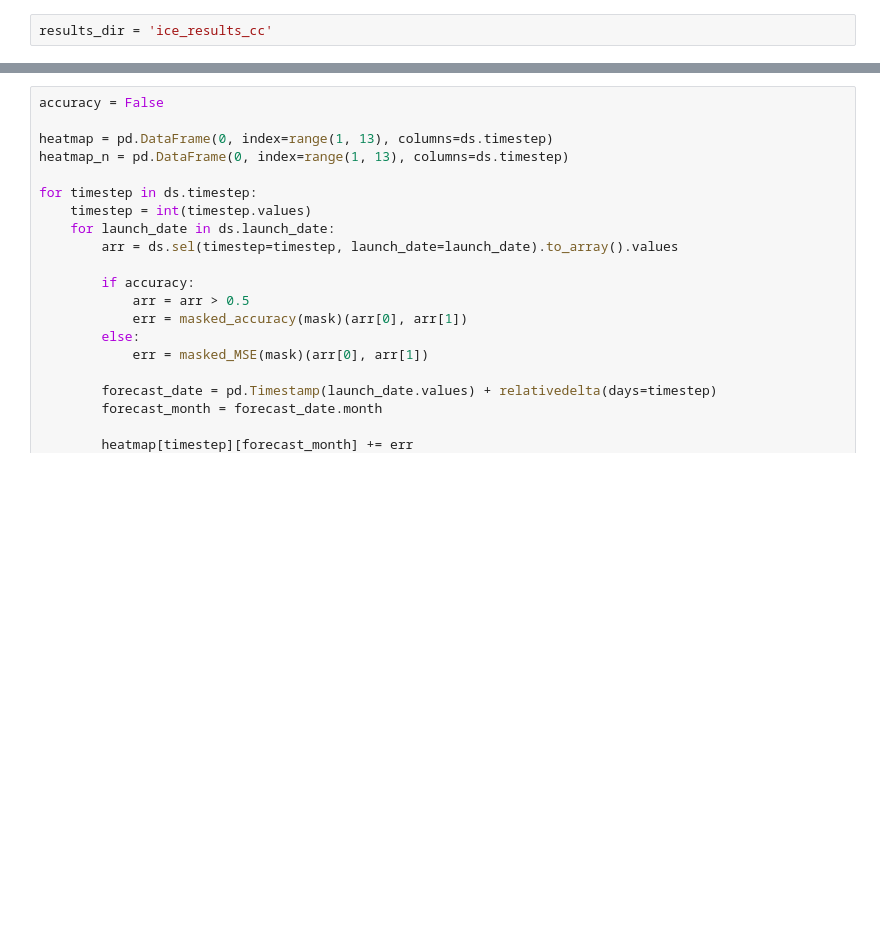
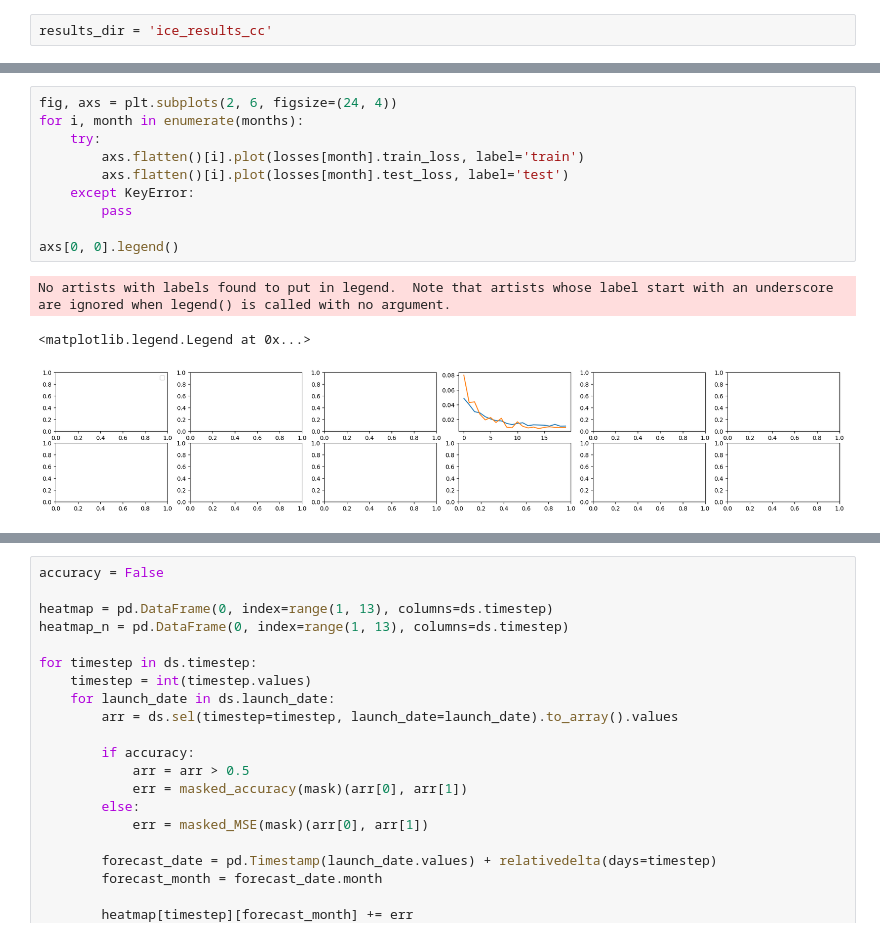
Before and after one commit to zach-gousseau/Quadtree-MPNNLSTM, a Jupyter notebook: ice_results.ipynb, the cells around one changed output, grey strips where cells are left out. Cells and saved outputs as stored; diff of their text form; blank space fills up the shorter version.

```diff
--- a/ice_results.ipynb
+++ b/ice_results.ipynb
@@ -61,3 +69,17 @@ ds = ds.rio.set_crs(4326)
+# %%
+fig, axs = plt.subplots(2, 6, figsize=(24, 4))
+for i, month in enumerate(months):
+    try:
+        axs.flatten()[i].plot(losses[month].train_loss, label='train')
+        axs.flatten()[i].plot(losses[month].test_loss, label='test')
+    except KeyError:
+        pass
+
+axs[0, 0].legend()
+# %% [output]
+No artists with labels found to put in legend.  Note that artists whose label start with an underscore are ignored when legend() is called with no argument.
+<matplotlib.legend.Legend at 0x...>
+[figure, added]
 # %%
 ld = np.random.randint(0, ds.launch_date.size)
 
```
Also changed, not shown: parts of 4 cells of this notebook, 5 other files.
